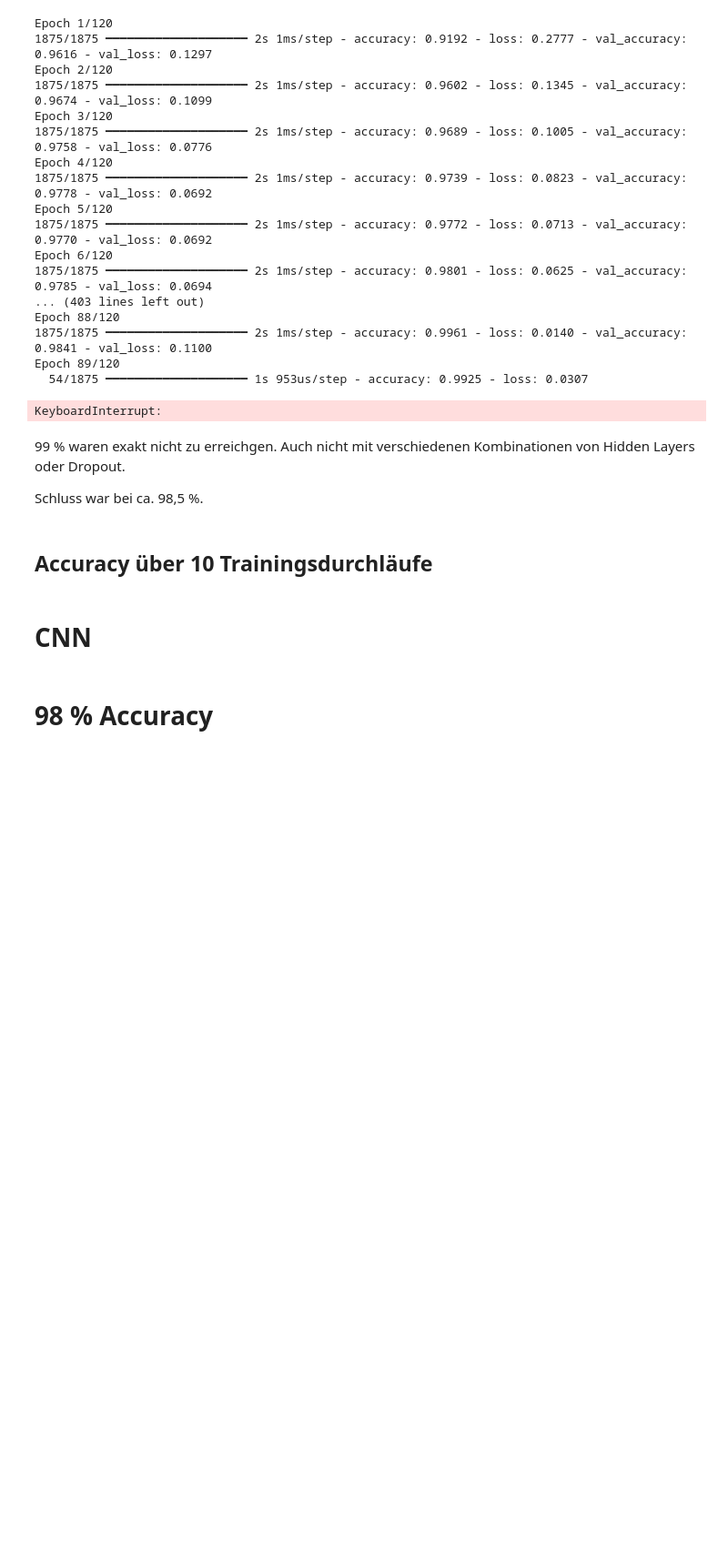
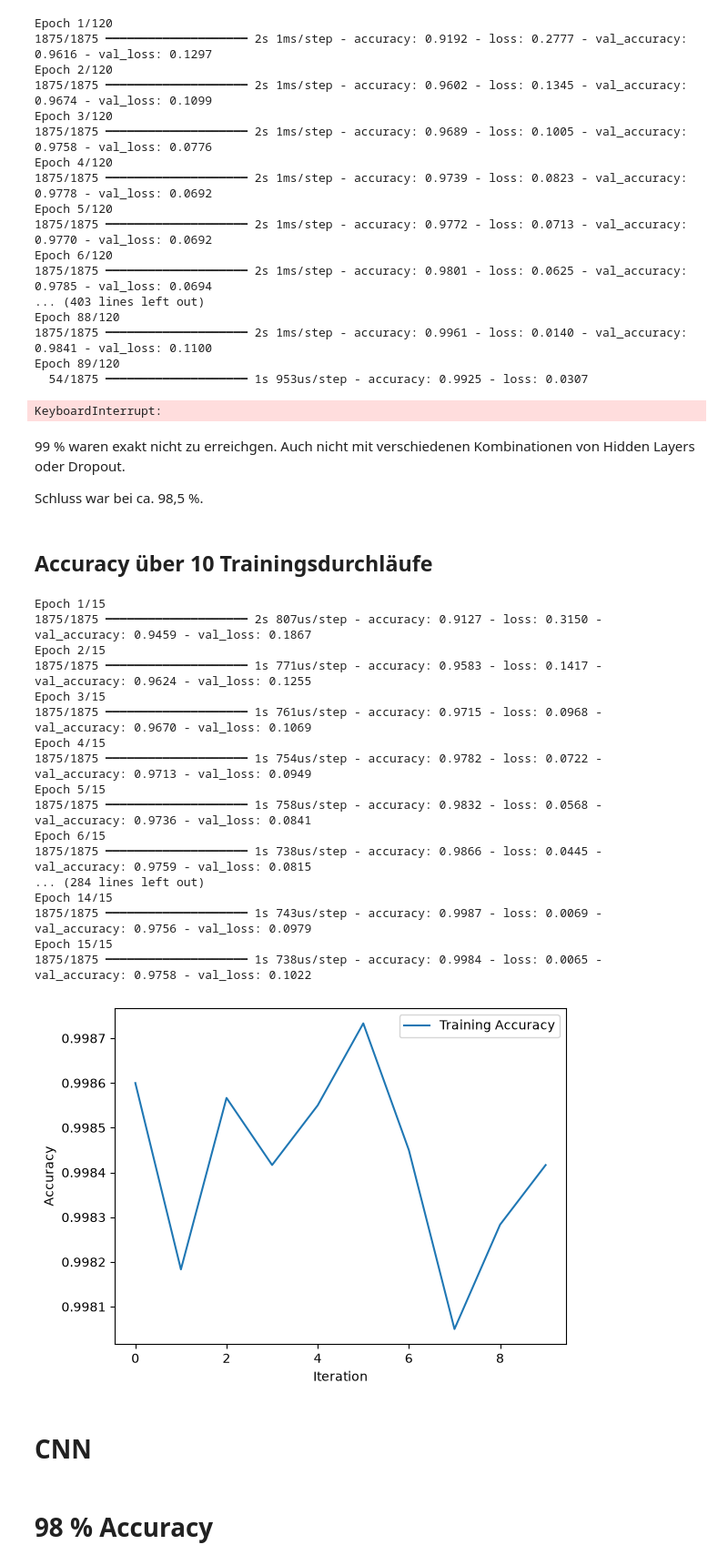
Before and after one commit to wenjing-qiu/MMP4, a Jupyter notebook: Aufgabe1.ipynb, the cells around one changed output. Shown at 91% size. Drawn from its saved outputs; the diff is of its cells as text; code cells hidden in the pictures; blank space fills up the shorter version.

```diff
--- a/Aufgabe1.ipynb
+++ b/Aufgabe1.ipynb
@@ -179,18 +186,37 @@ Schluss war bei ca. 98,5 %.
 # %%
 accuracy_history = []
 
 for i in range(10):
-    model, history = mnist_dnn(1, 71, 10, False)
+    model, history = mnist_dnn(1, 128, 15, False)
     accuracy = history.history['accuracy'][-1:][0]
 
     accuracy_history.append(accuracy)
 
 plt.plot(accuracy_history, label='Training Accuracy')
 
 plt.xlabel('Iteration')
 plt.ylabel('Accuracy')
 plt.legend()
 plt.show()
+# %% [output]
+Epoch 1/15
+1875/1875 ━━━━━━━━━━━━━━━━━━━━ 2s 807us/step - accuracy: 0.9127 - loss: 0.3150 - val_accuracy: 0.9459 - val_loss: 0.1867
+Epoch 2/15
+1875/1875 ━━━━━━━━━━━━━━━━━━━━ 1s 771us/step - accuracy: 0.9583 - loss: 0.1417 - val_accuracy: 0.9624 - val_loss: 0.1255
+Epoch 3/15
+1875/1875 ━━━━━━━━━━━━━━━━━━━━ 1s 761us/step - accuracy: 0.9715 - loss: 0.0968 - val_accuracy: 0.9670 - val_loss: 0.1069
+Epoch 4/15
+1875/1875 ━━━━━━━━━━━━━━━━━━━━ 1s 754us/step - accuracy: 0.9782 - loss: 0.0722 - val_accuracy: 0.9713 - val_loss: 0.0949
+Epoch 5/15
+1875/1875 ━━━━━━━━━━━━━━━━━━━━ 1s 758us/step - accuracy: 0.9832 - loss: 0.0568 - val_accuracy: 0.9736 - val_loss: 0.0841
+Epoch 6/15
+1875/1875 ━━━━━━━━━━━━━━━━━━━━ 1s 738us/step - accuracy: 0.9866 - loss: 0.0445 - val_accuracy: 0.9759 - val_loss: 0.0815
+... (284 lines left out)
+Epoch 14/15
+1875/1875 ━━━━━━━━━━━━━━━━━━━━ 1s 743us/step - accuracy: 0.9987 - loss: 0.0069 - val_accuracy: 0.9756 - val_loss: 0.0979
+Epoch 15/15
+1875/1875 ━━━━━━━━━━━━━━━━━━━━ 1s 738us/step - accuracy: 0.9984 - loss: 0.0065 - val_accuracy: 0.9758 - val_loss: 0.1022
+[figure, added]
 # %% [markdown]
 # CNN
 # %%
```
Also changed, not shown: parts of 2 cells of this notebook.
